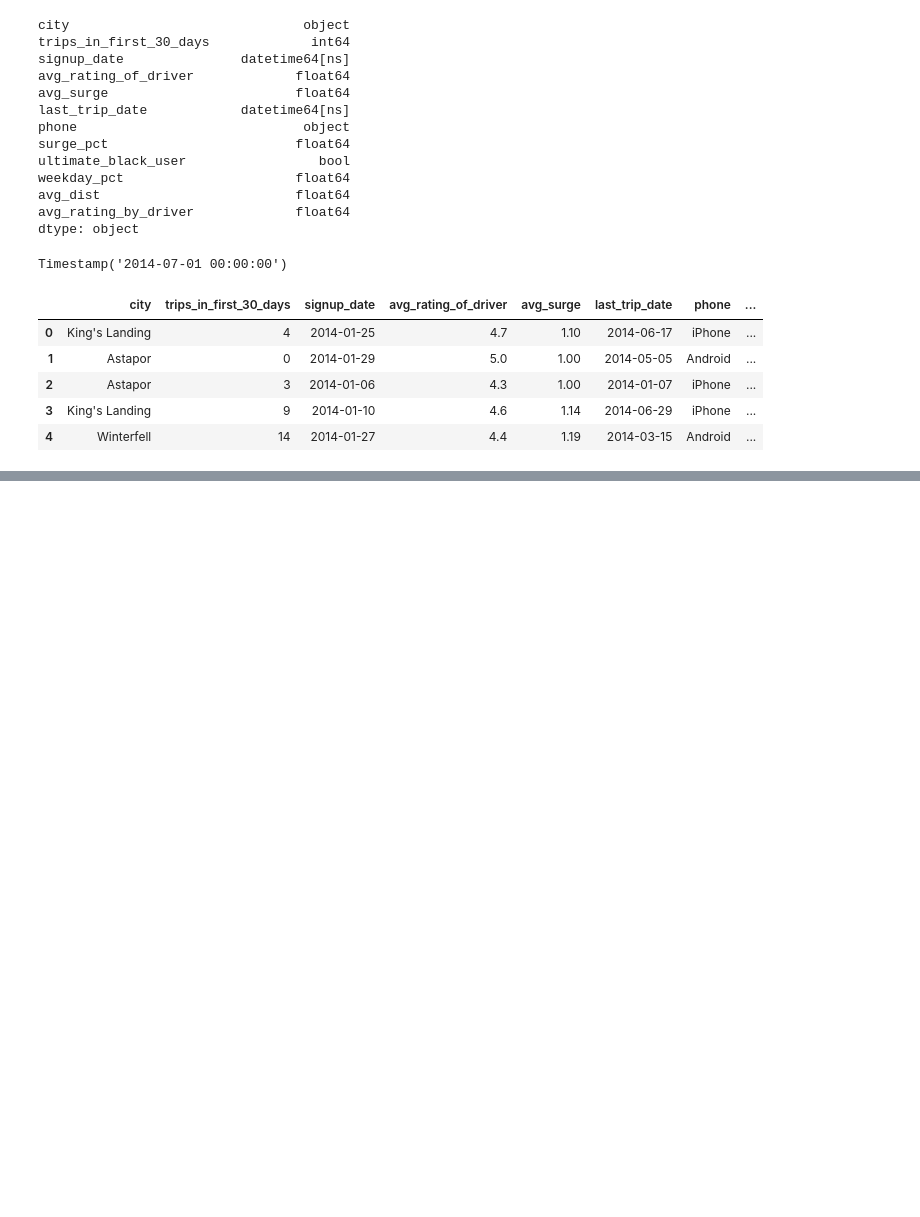
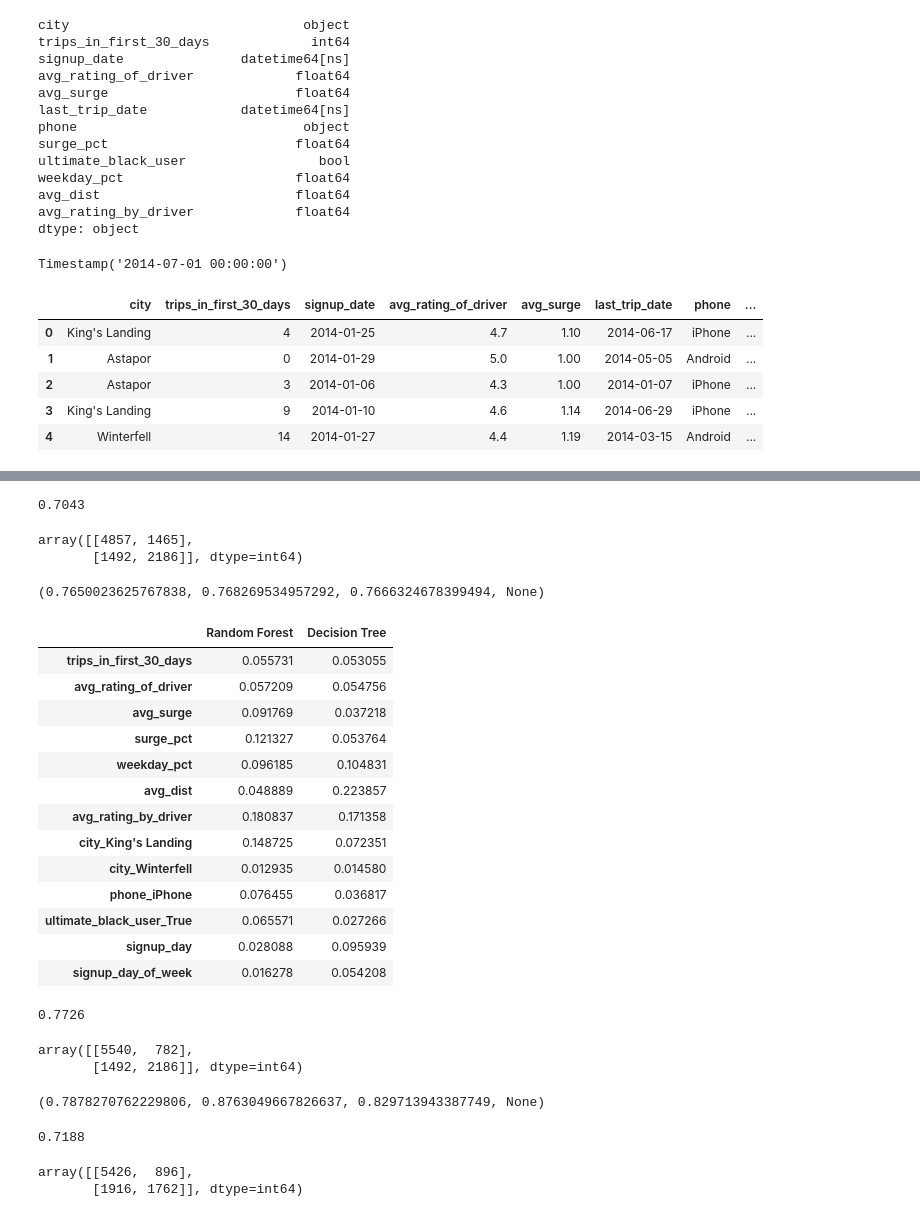
Before and after one commit to zjbrown0689/dsc, a Jupyter notebook: ultimate_challenge/Ultimate Challenge.ipynb, the cells around one changed output, grey strips where cells are left out. Saved outputs shown, nothing was run; the diff lists cells and outputs as text; code cells hidden in the pictures; blank space fills up the shorter version.

```diff
--- a/ultimate_challenge/Ultimate Challenge.ipynb
+++ b/ultimate_challenge/Ultimate Challenge.ipynb
@@ -203,0 +316,70 @@ UFuncTypeError: ufunc 'add' cannot use operands with types dtype('float64') and
+# %%
+importances = pd.DataFrame(data = [clf.feature_importances_], columns = [dummied.drop(columns=['retained']).columns]).T
+# %%
+importances.rename(columns = {0:'Random Forest'}, inplace=True)
+# %%
+from sklearn.tree import DecisionTreeClassifier
+dtc = DecisionTreeClassifier(random_state=15)
+dtc.fit(X_train, y_train)
+y_pred_dtc = dtc.predict(X_test)
+dtc.score(X_test, y_test)
+# %% [output]
+0.7043
+# %%
+confusion_matrix(y_test, y_pred_dtc)
+# %% [output]
+array([[4857, 1465],
+       [1492, 2186]], dtype=int64)
+# %%
+precision_recall_fscore_support(y_test, y_pred_dtc, pos_label=False, average='binary')
+# %% [output]
+(0.7650023625767838, 0.768269534957292, 0.7666324678399494, None)
+# %%
+importances['Decision Tree'] = dtc.feature_importances_
+# %%
+importances
+# %% [output]
+|  | Random Forest | Decision Tree |
+| trips_in_first_30_days | 0.055731 | 0.053055 |
+| avg_rating_of_driver | 0.057209 | 0.054756 |
+| avg_surge | 0.091769 | 0.037218 |
+| surge_pct | 0.121327 | 0.053764 |
+| weekday_pct | 0.096185 | 0.104831 |
+| avg_dist | 0.048889 | 0.223857 |
+| avg_rating_by_driver | 0.180837 | 0.171358 |
+| city_King's Landing | 0.148725 | 0.072351 |
+| city_Winterfell | 0.012935 | 0.014580 |
+| phone_iPhone | 0.076455 | 0.036817 |
+| ultimate_black_user_True | 0.065571 | 0.027266 |
+| signup_day | 0.028088 | 0.095939 |
+| signup_day_of_week | 0.016278 | 0.054208 |
+# %%
+from sklearn.svm import SVC
+svc=SVC(random_state=10)
+svc.fit(X_train, y_train)
+y_pred_svc = svc.predict(X_test)
+svc.score(X_test, y_test)
+# %% [output]
+0.7726
+# %%
+confusion_matrix(y_test, y_pred_svc)
+# %% [output]
+array([[5540,  782],
+       [1492, 2186]], dtype=int64)
+# %%
+precision_recall_fscore_support(y_test, y_pred_svc, pos_label=False, average='binary')
+# %% [output]
+(0.7878270762229806, 0.8763049667826637, 0.829713943387749, None)
+# %%
+from sklearn.linear_model import LogisticRegression
+lrc = LogisticRegression(random_state=10)
+lrc.fit(X_train, y_train)
+y_pred_lrc = lrc.predict(X_test)
+lrc.score(X_test, y_test)
+# %% [output]
+0.7188
+# %%
+confusion_matrix(y_test, y_pred_lrc)
+# %% [output]
+array([[5426,  896],
+       [1916, 1762]], dtype=int64)
```
Also changed, not shown: parts of 56 cells of this notebook.
